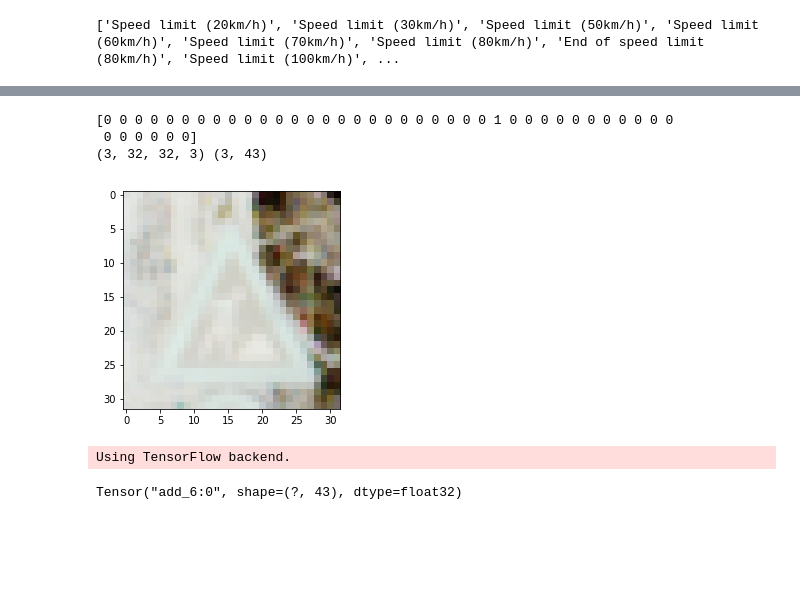
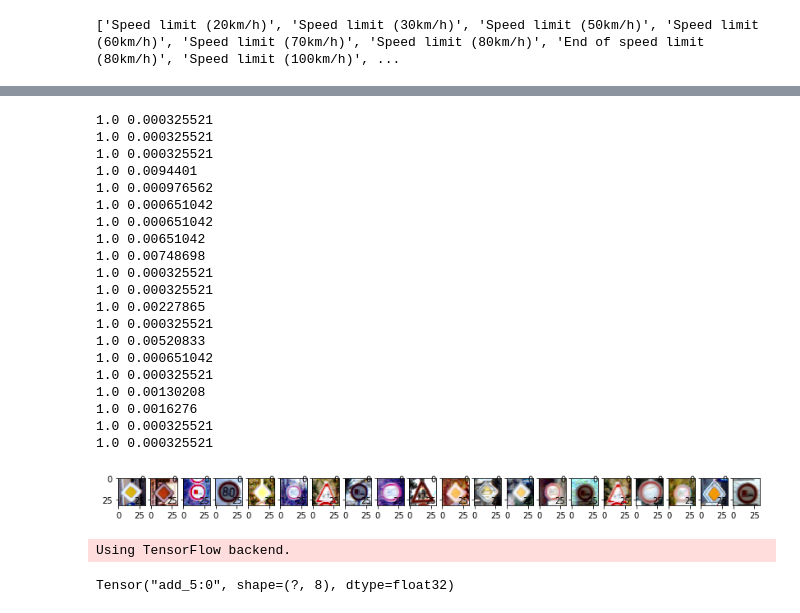
Before and after one commit to tempflip/Traffic_Sign_Classifier_Workshop, a Jupyter notebook: project.ipynb, the cells around one changed output, grey strips where cells are left out. Cells and saved outputs as stored; diff of their text form; code cells hidden in the pictures; blank space fills up the shorter version.

```diff
--- a/project.ipynb
+++ b/project.ipynb
@@ -101,53 +147,77 @@ def generator(df, batch_size=100):
         enc.fit(range(len(label_names)))
 
         yield np.float32(X), np.array(enc.transform(Y))
-# %%
-test_g = generator(train_set, batch_size = 3)
-
-X, Y = next(test_g)
-
-print (Y[0])
-plt.imshow(X[0])
-print(X.shape, Y.shape)
-# %% [output]
-[0 0 0 0 0 0 0 0 0 0 0 0 0 0 0 0 0 0 0 0 0 0 0 0 0 1 0 0 0 0 0 0 0 0 0 0 0
- 0 0 0 0 0 0]
-(3, 32, 32, 3) (3, 43)
-[figure, removed]
+# %%
+n = 20
+test_g = generator(train_set, batch_size = n)
+
+X, Y = next(test_g)
+
+plt.figure(figsize=(14,10))
+for x in range(n):
+    plt.subplot(1, n, x+1)
+    plt.imshow(X[x])
+    print(np.max(X[x]), np.min(X[x]))
+# %% [output]
+1.0 0.000325521
+1.0 0.000325521
+1.0 0.000325521
+1.0 0.0094401
+1.0 0.000976562
+1.0 0.000651042
+1.0 0.000651042
+1.0 0.00651042
+1.0 0.00748698
+1.0 0.000325521
+1.0 0.000325521
+1.0 0.00227865
+1.0 0.000325521
+1.0 0.00520833
+1.0 0.000651042
+1.0 0.000325521
+1.0 0.00130208
+1.0 0.0016276
+1.0 0.000325521
+1.0 0.000325521
+[figure, added]
 # %%
 from keras.models import Sequential
 from keras.layers.core import Dense, Activation, Flatten, Dropout, Lambda
 from keras.layers.convolutional import Convolution2D
 from keras.layers.pooling import MaxPooling2D
 from keras import backend as K
+import tensorflow as tf
 
 
+def reduce_palette(x):
+    n = 4
+    return tf.ceil((x/n) * n)
+
 model = Sequential()
-model.add(Convolution2D(1,3,3, input_shape = (32, 32, 3)))
+#model.add(Lambda(reduce_palette, input_shape = (32, 32, 3)))
 
-model.add(Convolution2D(32,3,3))
+model.add(Convolution2D(32,3,3, input_shape = (32, 32, 3)))
 model.add(MaxPooling2D((2,2)))
-model.add(Dropout(0.5))
+model.add(Dropout(0.2))
 model.add(Activation('relu'))
 
-model.add(Convolution2D(64,3,3,))
+model.add(Convolution2D(64,3,3))
 model.add(MaxPooling2D((2,2)))
-model.add(Dropout(0.5))
+model.add(Dropout(0.2))
 model.add(Activation('relu'))
 
 model.add(Convolution2D(128,3,3,))
 model.add(MaxPooling2D((2,2)))
-model.add(Dropout(0.5))
+model.add(Dropout(0.2))
 model.add(Activation('relu'))
 
 model.add(Flatten())
-model.add(Dense(1024))
-model.add(Dropout(0.5))
-model.add(Dense(1024))
-model.add(Dense(43))
+model.add(Dense(1000))
+model.add(Dense(100))
+model.add(Dense(len(label_names)))
 
 print (model.output)
 # %% [output]
 Using TensorFlow backend.
-Tensor("add_6:0", shape=(?, 43), dtype=float32)
+Tensor("add_5:0", shape=(?, 8), dtype=float32)
 # %%
```
Also changed, not shown: parts of 9 cells of this notebook.
